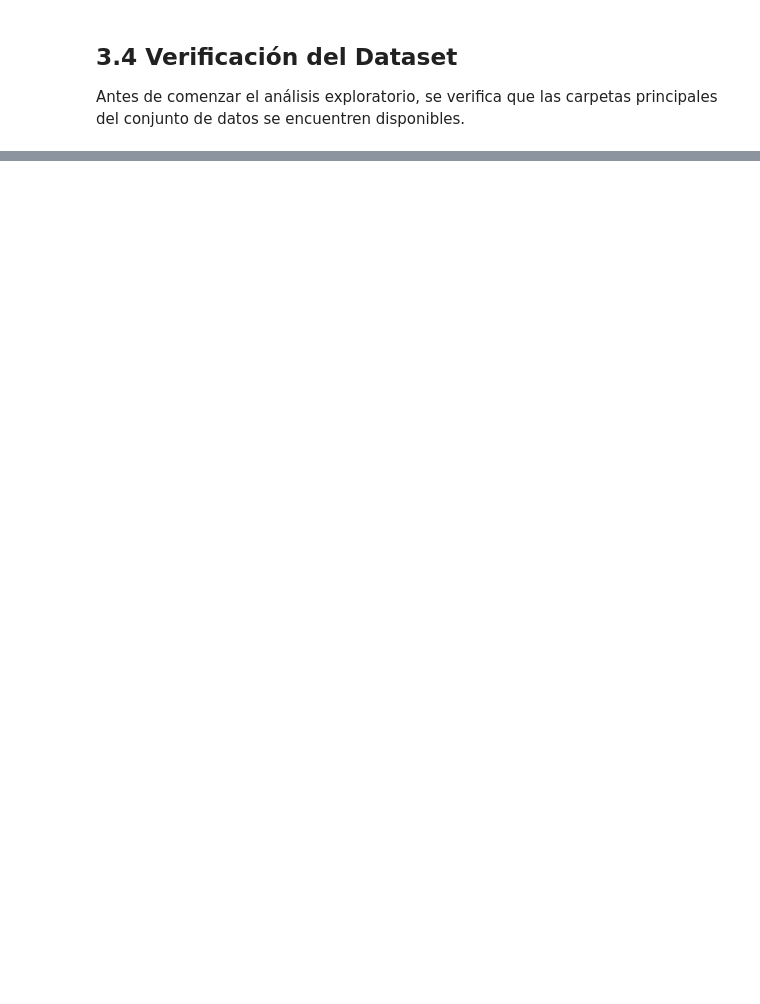
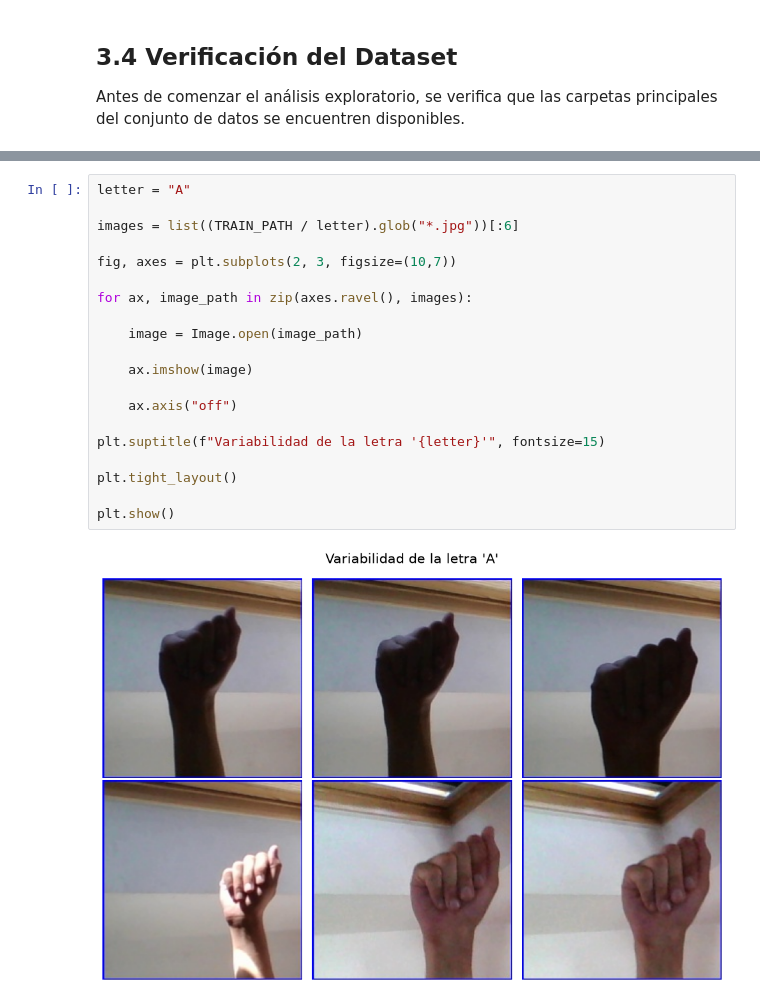
Before and after one commit to Emadlgg/Data_Science, a Jupyter notebook: Lab-DeepLearning/notebooks/Lab_DeepLearning.ipynb, the cells around one changed output, grey strips where cells are left out. Drawn from its saved outputs; the diff is of its cells as text; blank space fills up the shorter version.

```diff
--- a/Lab-DeepLearning/notebooks/Lab_DeepLearning.ipynb
+++ b/Lab-DeepLearning/notebooks/Lab_DeepLearning.ipynb
@@ -97,0 +313,22 @@ print(f"Número de imágenes en Test: {len(list(TEST_PATH.glob('*')))}")
+# %%
+letter = "A"
+
+images = list((TRAIN_PATH / letter).glob("*.jpg"))[:6]
+
+fig, axes = plt.subplots(2, 3, figsize=(10,7))
+
+for ax, image_path in zip(axes.ravel(), images):
+
+    image = Image.open(image_path)
+
+    ax.imshow(image)
+
+    ax.axis("off")
+
+plt.suptitle(f"Variabilidad de la letra '{letter}'", fontsize=15)
+
+plt.tight_layout()
+
+plt.show()
+# %% [output]
+[figure, added]
```
Also changed, not shown: parts of 66 cells of this notebook, 2 other files.
